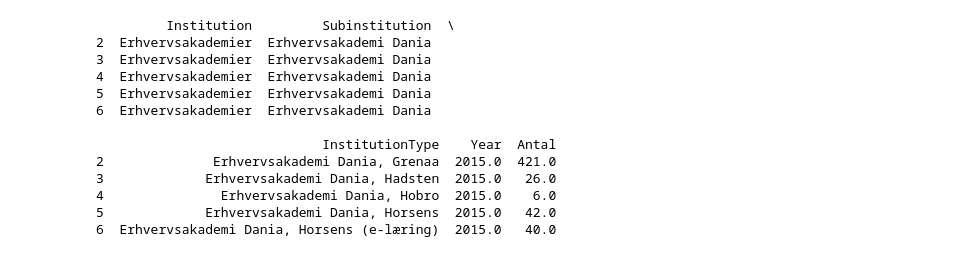
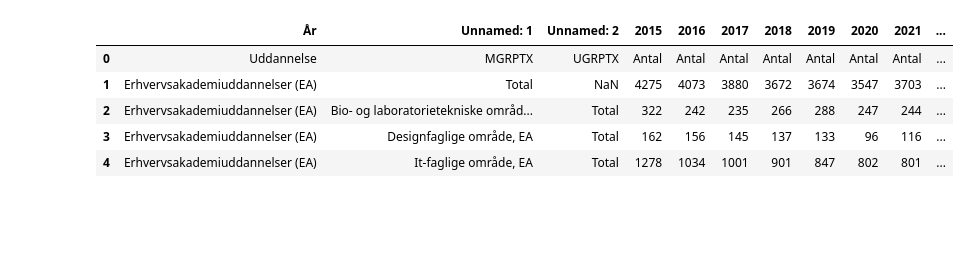
Before and after one commit to Freddo-404/Exam_BI, a Jupyter notebook: main.ipynb, the cells around one changed output. Drawn from its saved outputs; the diff is of its cells as text; code cells hidden in the pictures; blank space fills up the shorter version.

Commit message:
Uddannelse fuldført og afbrudt combined

```diff
--- a/main.ipynb
+++ b/main.ipynb
@@ -28,16 +9,9 @@ df1 = df1[~df1.map(lambda x: isinstance(x, str) and 'total' in x.lower()).any(ax
-# %%
-print(df1.head()  )
-# %% [output]
-         Institution         Subinstitution  \
-2  Erhvervsakademier  Erhvervsakademi Dania
-3  Erhvervsakademier  Erhvervsakademi Dania
-4  Erhvervsakademier  Erhvervsakademi Dania
-5  Erhvervsakademier  Erhvervsakademi Dania
-6  Erhvervsakademier  Erhvervsakademi Dania
-
-                             InstitutionType    Year  Antal
-2              Erhvervsakademi Dania, Grenaa  2015.0  421.0
-3             Erhvervsakademi Dania, Hadsten  2015.0   26.0
-4               Erhvervsakademi Dania, Hobro  2015.0    6.0
-5             Erhvervsakademi Dania, Horsens  2015.0   42.0
-6  Erhvervsakademi Dania, Horsens (e-læring)  2015.0   40.0
+# %%
+df2.head()
+# %% [output]
+|  | År | Unnamed: 1 | Unnamed: 2 | 2015 | 2016 | 2017 | 2018 | 2019 | 2020 | 2021 | ... |
+| 0 | Uddannelse | MGRPTX | UGRPTX | Antal | Antal | Antal | Antal | Antal | Antal | Antal | ... |
+| 1 | Erhvervsakademiuddannelser (EA) | Total | NaN | 4275 | 4073 | 3880 | 3672 | 3674 | 3547 | 3703 | ... |
+| 2 | Erhvervsakademiuddannelser (EA) | Bio- og laboratorietekniske områd... | Total | 322 | 242 | 235 | 266 | 288 | 247 | 244 | ... |
+| 3 | Erhvervsakademiuddannelser (EA) | Designfaglige område, EA | Total | 162 | 156 | 145 | 137 | 133 | 96 | 116 | ... |
+| 4 | Erhvervsakademiuddannelser (EA) | It-faglige område, EA | Total | 1278 | 1034 | 1001 | 901 | 847 | 802 | 801 | ... |
```
Also changed, not shown: parts of 23 cells of this notebook, 3 other files.
